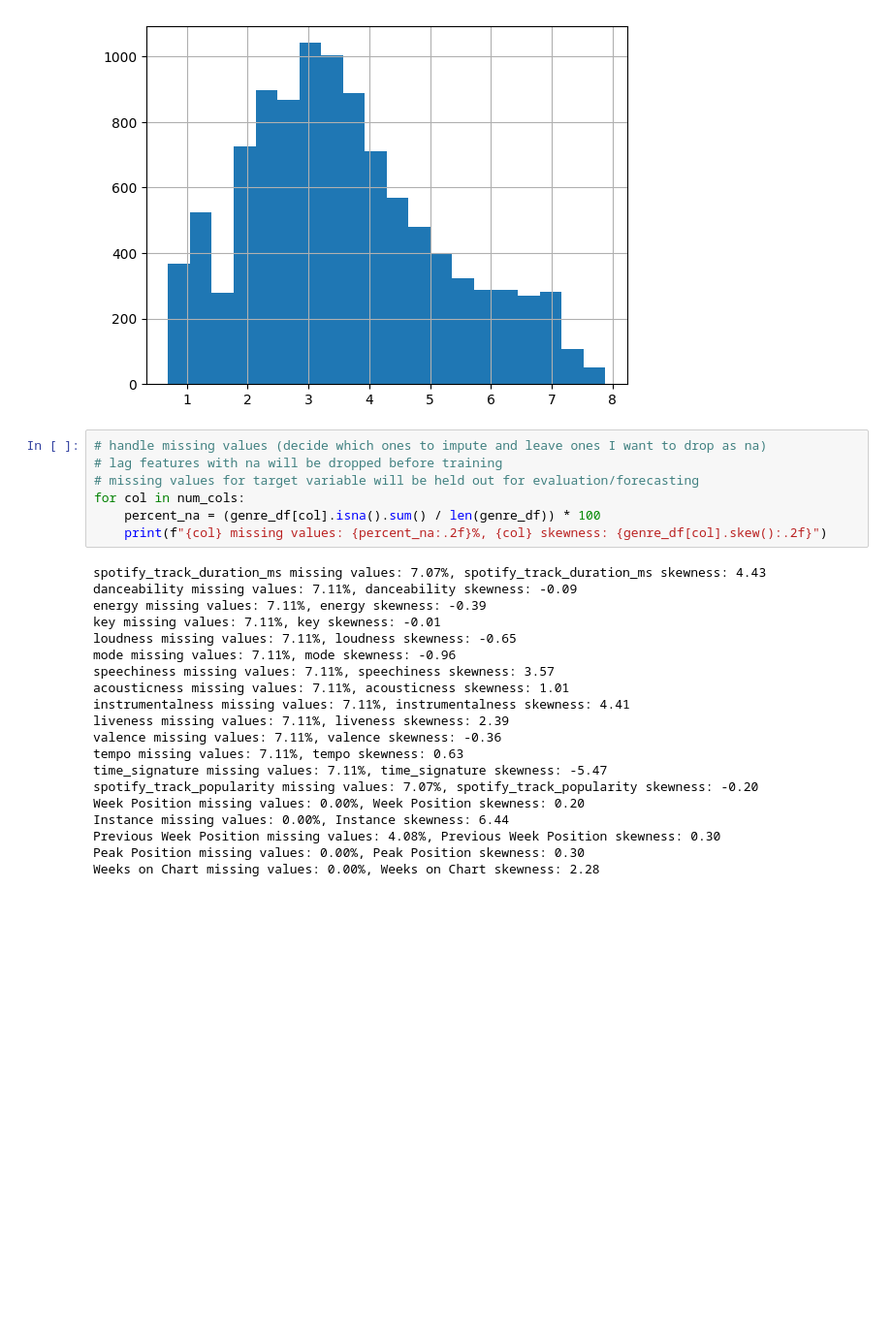
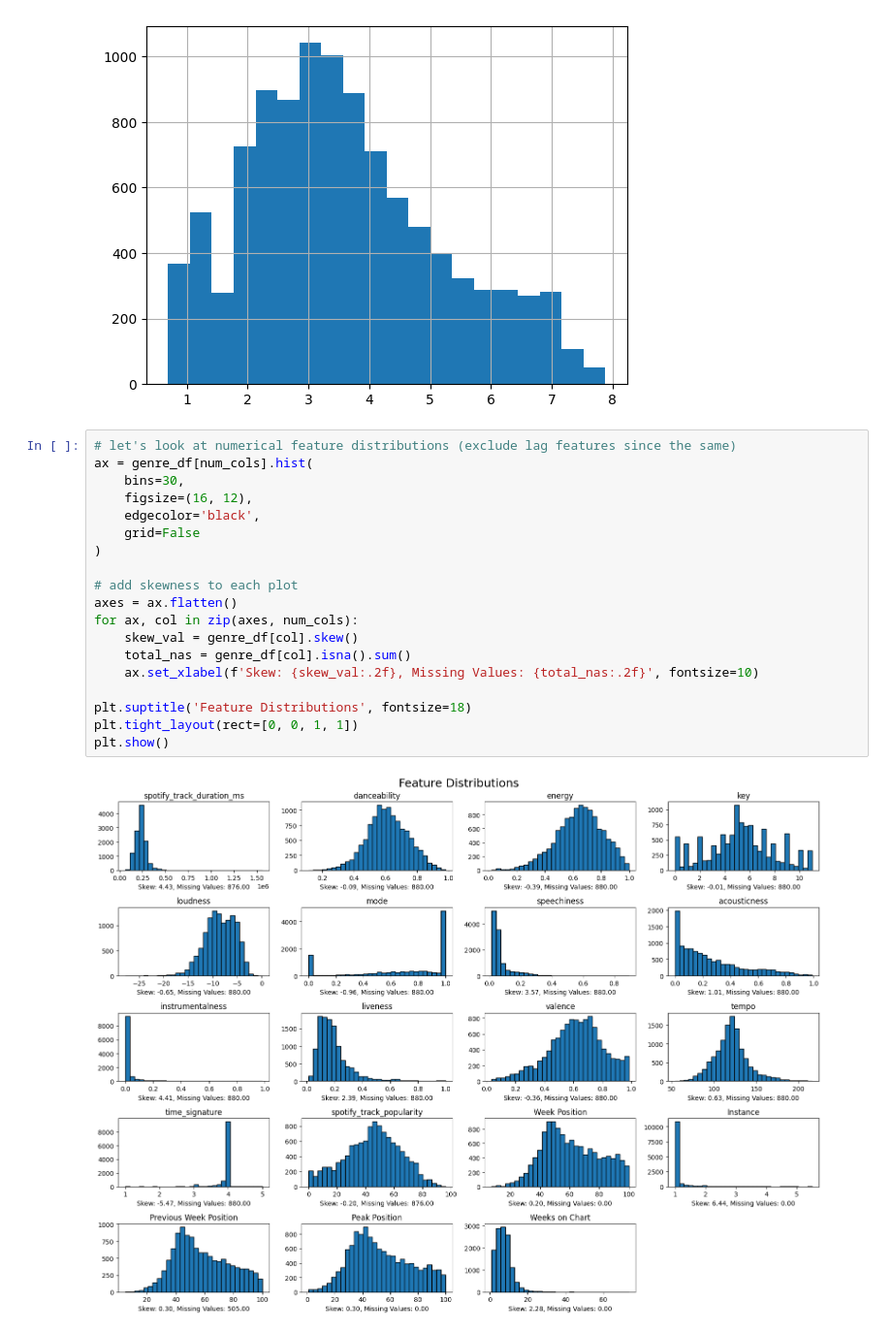
Before and after one commit to dcsajdak/MusicGenreTrends, a Jupyter notebook: MusicTrendForecasting.ipynb, the cells around one changed output. Shown at 97% size. Drawn from its saved outputs; the diff is of its cells as text; blank space fills up the shorter version.

Commit message:
missing values handles

```diff
--- a/MusicTrendForecasting.ipynb
+++ b/MusicTrendForecasting.ipynb
@@ -110,30 +110,24 @@ genre_df['song_count_2yr'].hist(bins=20)
 # %% [output]
 <Axes: >
 [figure]
-# %%
-# handle missing values (decide which ones to impute and leave ones I want to drop as na)
-# lag features with na will be dropped before training
-# missing values for target variable will be held out for evaluation/forecasting
-for col in num_cols:
-    percent_na = (genre_df[col].isna().sum() / len(genre_df)) * 100
-    print(f"{col} missing values: {percent_na:.2f}%, {col} skewness: {genre_df[col].skew():.2f}")
-# %% [output]
-spotify_track_duration_ms missing values: 7.07%, spotify_track_duration_ms skewness: 4.43
-danceability missing values: 7.11%, danceability skewness: -0.09
-energy missing values: 7.11%, energy skewness: -0.39
-key missing values: 7.11%, key skewness: -0.01
-loudness missing values: 7.11%, loudness skewness: -0.65
-mode missing values: 7.11%, mode skewness: -0.96
-speechiness missing values: 7.11%, speechiness skewness: 3.57
-acousticness missing values: 7.11%, acousticness skewness: 1.01
-instrumentalness missing values: 7.11%, instrumentalness skewness: 4.41
-liveness missing values: 7.11%, liveness skewness: 2.39
-valence missing values: 7.11%, valence skewness: -0.36
-tempo missing values: 7.11%, tempo skewness: 0.63
-time_signature missing values: 7.11%, time_signature skewness: -5.47
-spotify_track_popularity missing values: 7.07%, spotify_track_popularity skewness: -0.20
-Week Position missing values: 0.00%, Week Position skewness: 0.20
-Instance missing values: 0.00%, Instance skewness: 6.44
-Previous Week Position missing values: 4.08%, Previous Week Position skewness: 0.30
-Peak Position missing values: 0.00%, Peak Position skewness: 0.30
-Weeks on Chart missing values: 0.00%, Weeks on Chart skewness: 2.28
+# %%
+# let's look at numerical feature distributions (exclude lag features since the same)
+ax = genre_df[num_cols].hist(
+    bins=30,
+    figsize=(16, 12),
+    edgecolor='black',
+    grid=False
+)
+
+# add skewness to each plot
+axes = ax.flatten()
+for ax, col in zip(axes, num_cols):
+    skew_val = genre_df[col].skew()
+    total_nas = genre_df[col].isna().sum()
+    ax.set_xlabel(f'Skew: {skew_val:.2f}, Missing Values: {total_nas:.2f}', fontsize=10)
+
+plt.suptitle('Feature Distributions', fontsize=18)
+plt.tight_layout(rect=[0, 0, 1, 1])
+plt.show()
+# %% [output]
+[figure, added]
```
Also changed, not shown: parts of 2 cells of this notebook.
